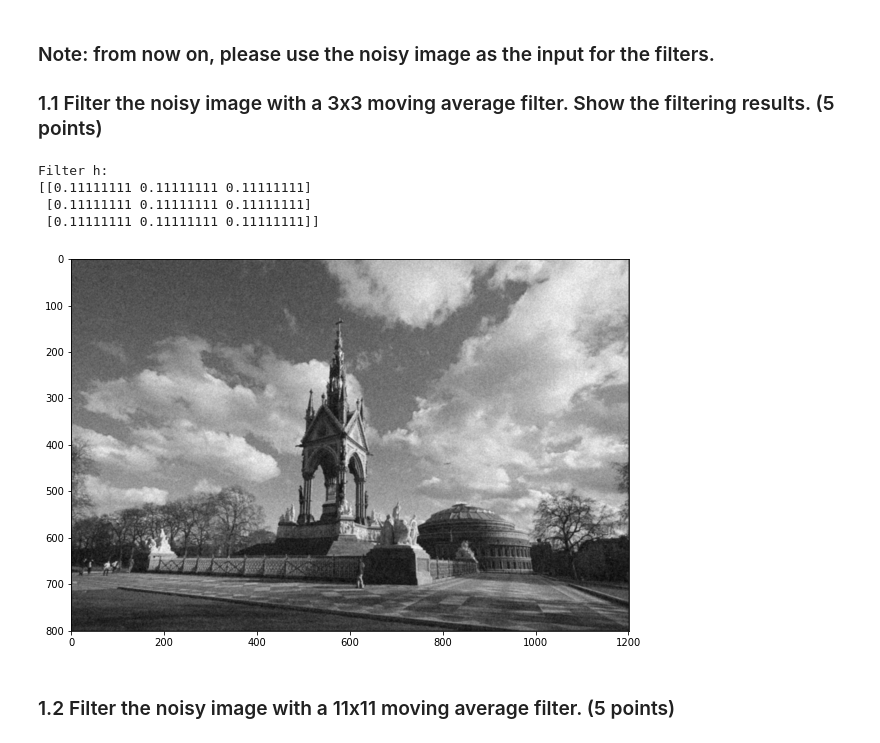
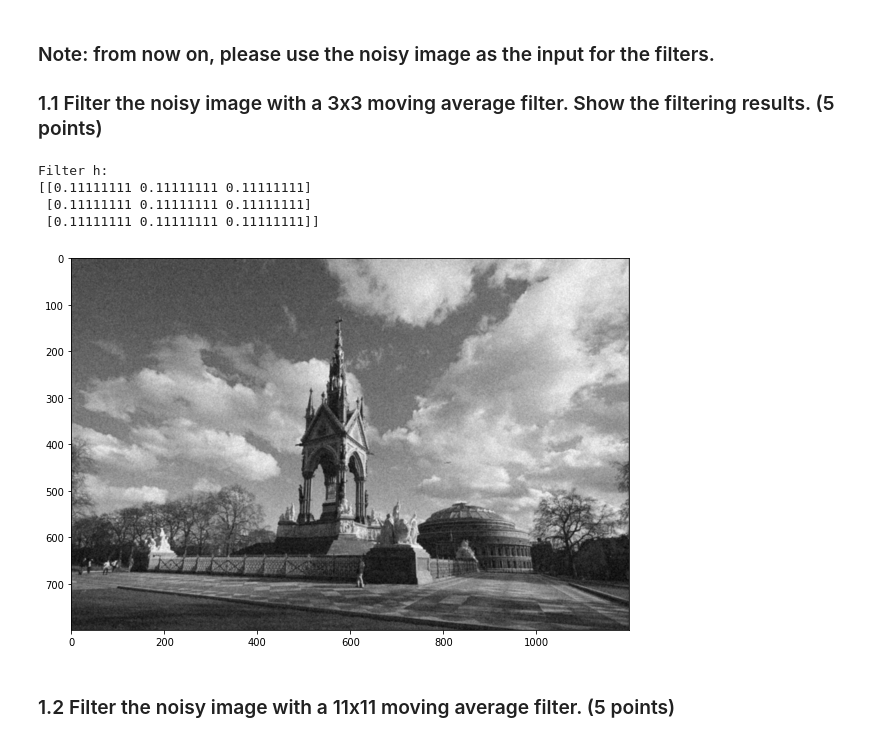
Before and after one commit to bonearadu/Computer_Vision_2022, a Jupyter notebook: coursework_01/coursework_01.ipynb, the cells around one changed output. Cells and saved outputs as stored; diff of their text form; code cells hidden in the pictures.

```diff
--- a/coursework_01/coursework_01.ipynb
+++ b/coursework_01/coursework_01.ipynb
@@ -58,23 +58,23 @@ plt.gcf().set_size_inches(10, 8)
 # %%
 # Design the filter h
 h = np.full((3, 3), 1 / 9)
 
 # Convolve the corrupted image with h using scipy.signal.convolve2d function
-image_filtered = scipy.signal.convolve2d(image_noisy, h)
+image_filtered = scipy.signal.convolve2d(image_noisy, h, mode='same')
 
 # Print the filter (provided)
 print('Filter h:')
 print(h)
 
 # Display the filtering result (provided)
 plt.imshow(image_filtered, cmap='gray')
 plt.gcf().set_size_inches(10, 8)
 # %% [output]
 Filter h:
 [[0.11111111 0.11111111 0.11111111]
  [0.11111111 0.11111111 0.11111111]
  [0.11111111 0.11111111 0.11111111]]
-[figure, old version]
+[figure, new version]
 # %% [markdown]
 ### 1.2 Filter the noisy image with a 11x11 moving average filter. (5 points)
 # %%
```
Also changed, not shown: parts of 7 cells of this notebook.
